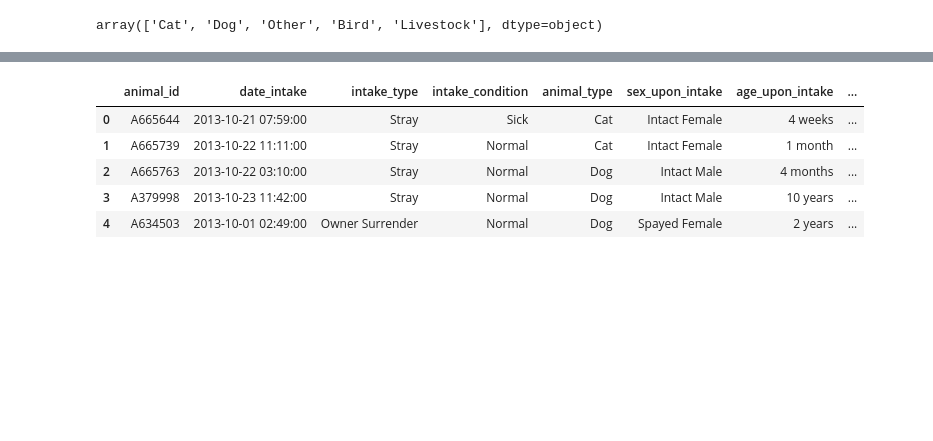
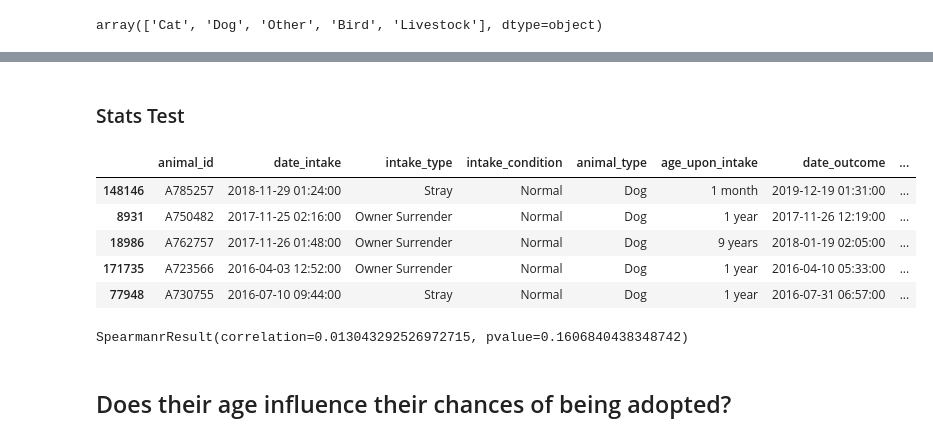
Before and after one commit to carlopdeleon/Austin-Animal-Shelter-Project, a Jupyter notebook: explore.ipynb, the cells around one changed output, grey strips where cells are left out. Cells and saved outputs as stored; diff of their text form; code cells hidden in the pictures; blank space fills up the shorter version.

```diff
--- a/explore.ipynb
+++ b/explore.ipynb
@@ -322,0 +499,7 @@ Name: outcome_type, dtype: int64
+# %%
+combined_dog['age_months_outcome'] = round(((combined_dog.date_outcome - combined_dog.date_of_birth).dt.days) / 30)
+# %%
+combined_dog['age_years_outcome'] = round((((combined_dog.date_outcome - combined_dog.date_of_birth).dt.days) / 30) / 12)
+# %%
+combined_dog['age_years_outcome'] = np.where(combined_dog.age_years_outcome <= 1, '1 year', '1+ years')
+combined_dog.sample(10)
@@ -322,0 +520,4 @@ Name: outcome_type, dtype: int64
+# %%
+# Split data 56/24/20. Dogs
+train, val, test= p.split_data(combined_dog,target='outcome_type')
+train.shape, val.shape, test.shape
@@ -323,9 +816,17 @@ Name: outcome_type, dtype: int64
+# %% [markdown]
+### Stats Test
 # %%
-combined.head()
+train.head()
 # %% [output]
-|  | animal_id | date_intake | intake_type | intake_condition | animal_type | sex_upon_intake | age_upon_intake | ... |
-| 0 | A665644 | 2013-10-21 07:59:00 | Stray | Sick | Cat | Intact Female | 4 weeks | ... |
-| 1 | A665739 | 2013-10-22 11:11:00 | Stray | Normal | Cat | Intact Female | 1 month | ... |
-| 2 | A665763 | 2013-10-22 03:10:00 | Stray | Normal | Dog | Intact Male | 4 months | ... |
-| 3 | A379998 | 2013-10-23 11:42:00 | Stray | Normal | Dog | Intact Male | 10 years | ... |
-| 4 | A634503 | 2013-10-01 02:49:00 | Owner Surrender | Normal | Dog | Spayed Female | 2 years | ... |
+|  | animal_id | date_intake | intake_type | intake_condition | animal_type | age_upon_intake | date_outcome | ... |
+| 148146 | A785257 | 2018-11-29 01:24:00 | Stray | Normal | Dog | 1 month | 2019-12-19 01:31:00 | ... |
+| 8931 | A750482 | 2017-11-25 02:16:00 | Owner Surrender | Normal | Dog | 1 year | 2017-11-26 12:19:00 | ... |
+| 18986 | A762757 | 2017-11-26 01:48:00 | Owner Surrender | Normal | Dog | 9 years | 2018-01-19 02:05:00 | ... |
+| 171735 | A723566 | 2016-04-03 12:52:00 | Owner Surrender | Normal | Dog | 1 year | 2016-04-10 05:33:00 | ... |
+| 77948 | A730755 | 2016-07-10 09:44:00 | Stray | Normal | Dog | 1 year | 2016-07-31 06:57:00 | ... |
+# %%
+stats.spearmanr(train.color, train.outcome_type)
+# %% [output]
+SpearmanrResult(correlation=0.013043292526972715, pvalue=0.1606840438348742)
+# %% [markdown]
+## Does their age influence their chances of being adopted?
```
Also changed, not shown: parts of 135 cells of this notebook.
